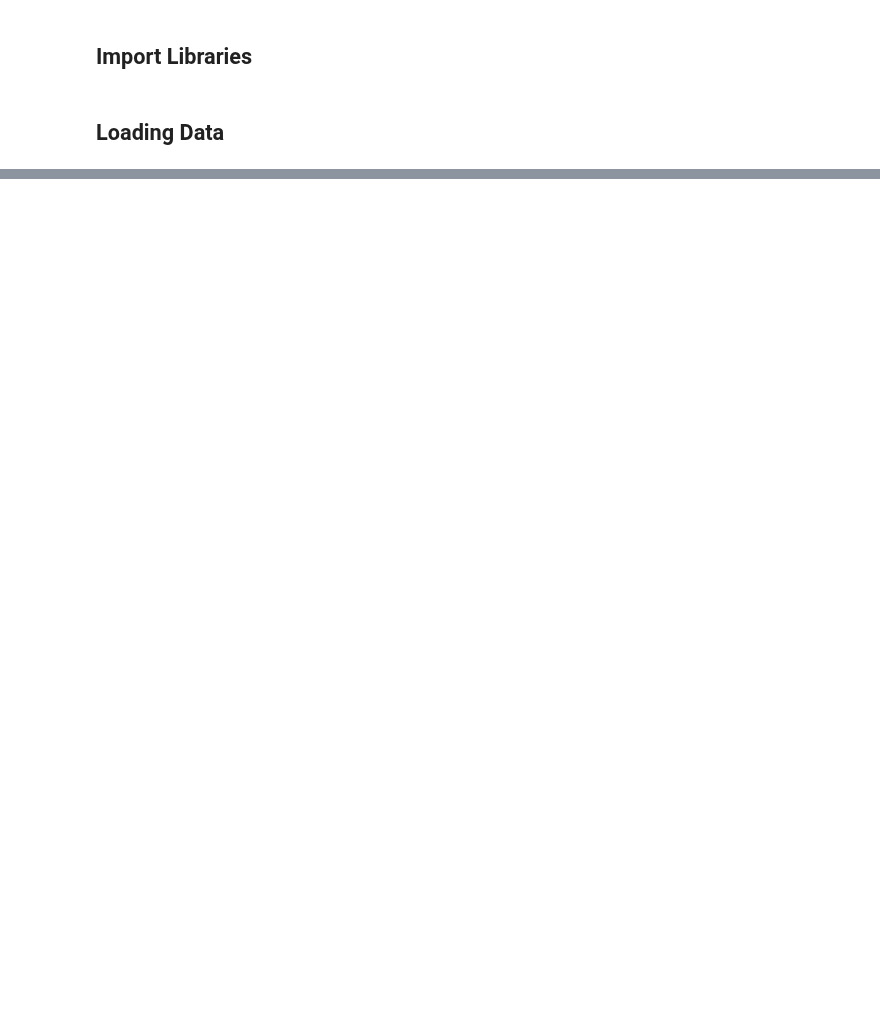
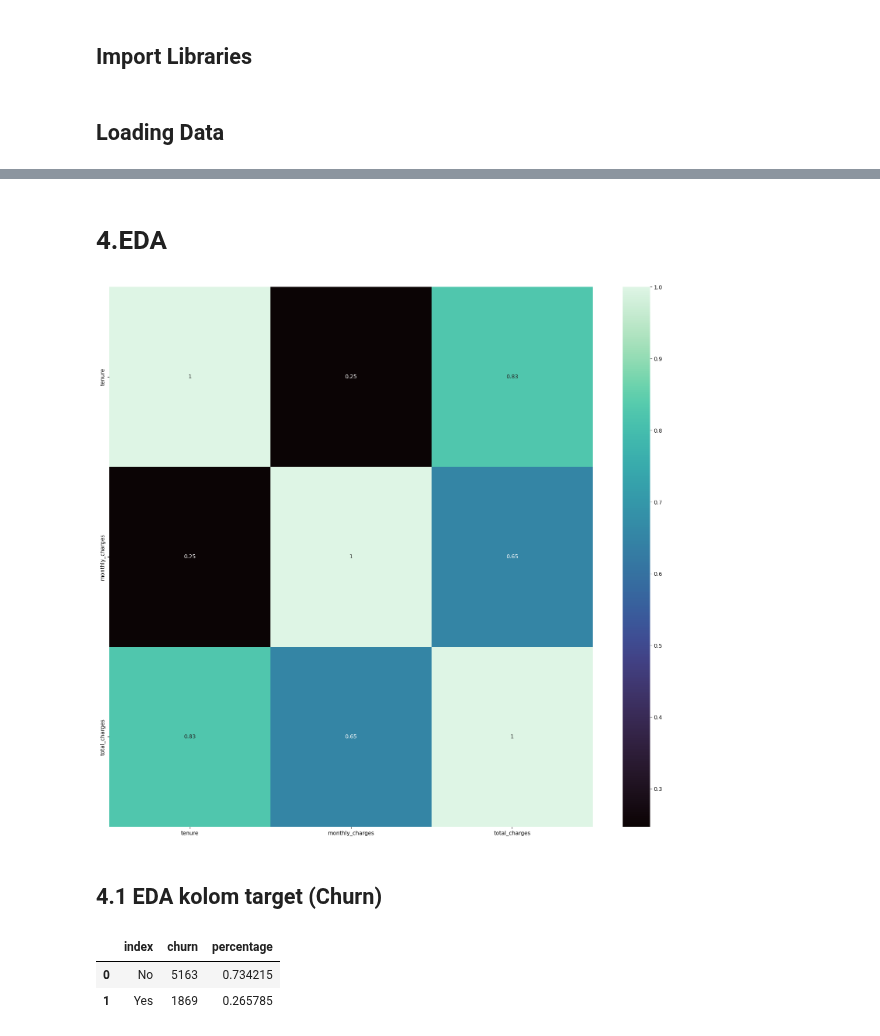
Before and after one commit to FTDS-assignment-bay/p2-final-project-ftds-001-sby-group-001, a Jupyter notebook: data_analyst.ipynb, the cells around one changed output, grey strips where cells are left out. Cells and saved outputs as stored; diff of their text form; code cells hidden in the pictures; blank space fills up the shorter version.

```diff
--- a/data_analyst.ipynb
+++ b/data_analyst.ipynb
@@ -23,0 +35,21 @@ df.head()
+# %% [markdown]
+# 4.EDA
+# %%
+corr = df.corr()
+
+plt.figure(figsize=(20,18))
+sns.heatmap(corr, annot=True, cmap="mako")
+plt.show()
+# %% [output]
+[figure, added]
+# %% [markdown]
+## 4.1 EDA kolom target (Churn)
+# %%
+target = df["churn"].value_counts().reset_index()
+persen = df["churn"].value_counts(normalize=True).reset_index()
+target["percentage"] = persen["churn"]
+target
+# %% [output]
+|  | index | churn | percentage |
+| 0 | No | 5163 | 0.734215 |
+| 1 | Yes | 1869 | 0.265785 |
```
Also changed, not shown: parts of 24 cells of this notebook.
